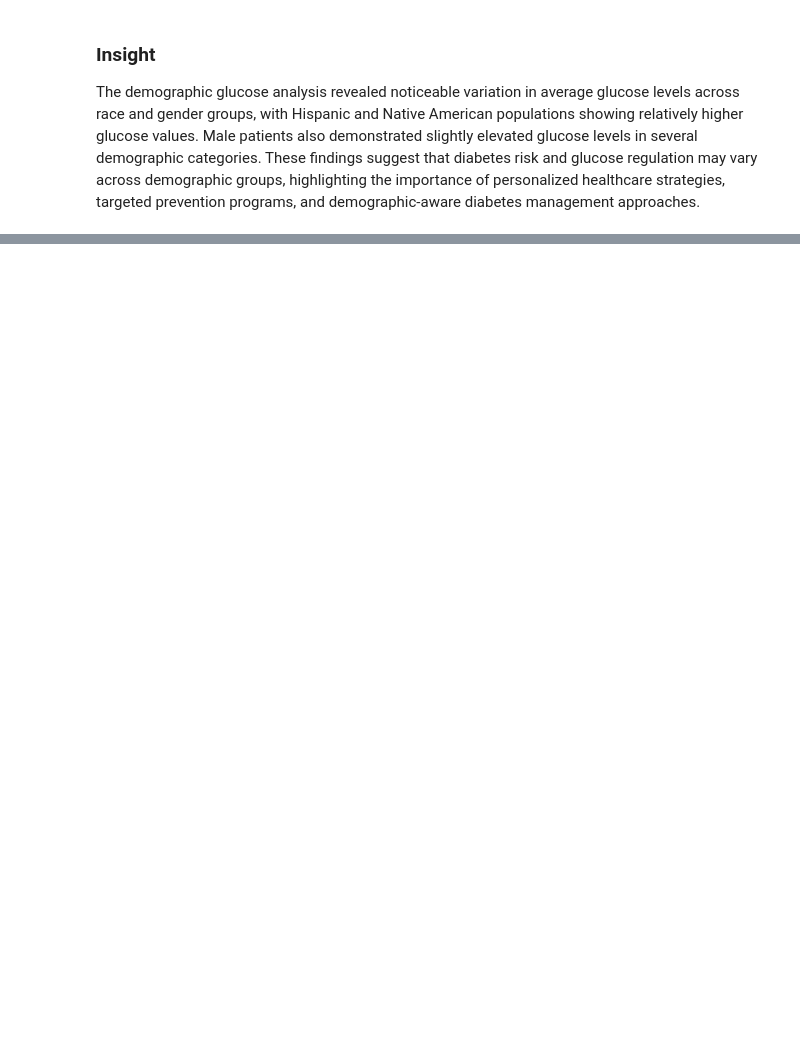
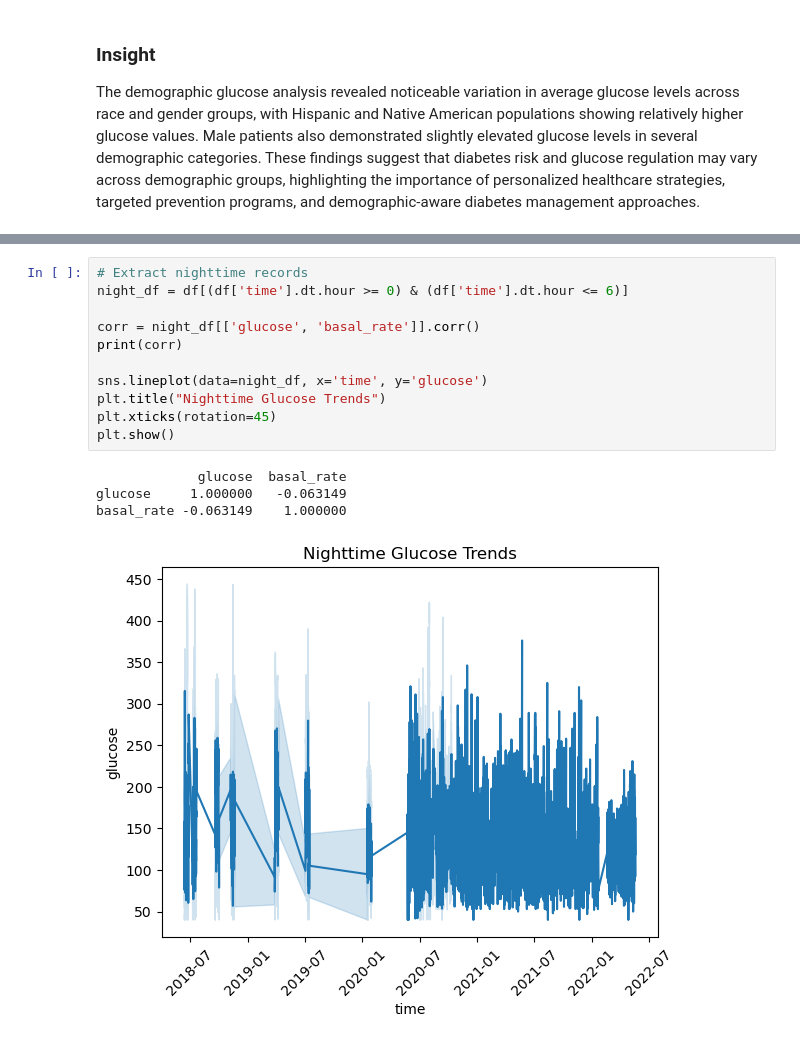
Before and after one commit to dev-ssr/team9_PyCoders_PythonHackathon_MAY2026, a Jupyter notebook: Team9_PyCoders_Category3.PrescriptiveAnalysis.ipynb, the cells around one changed output, grey strips where cells are left out. Saved outputs shown, nothing was run; the diff lists cells and outputs as text; blank space fills up the shorter version.

```diff
--- a/Team9_PyCoders_Category3.PrescriptiveAnalysis.ipynb
+++ b/Team9_PyCoders_Category3.PrescriptiveAnalysis.ipynb
@@ -1371,0 +1467,16 @@ The demographic glucose analysis revealed noticeable variation in average glucos
+# %%
+# Extract nighttime records
+night_df = df[(df['time'].dt.hour >= 0) & (df['time'].dt.hour <= 6)]
+
+corr = night_df[['glucose', 'basal_rate']].corr()
+print(corr)
+
+sns.lineplot(data=night_df, x='time', y='glucose')
+plt.title("Nighttime Glucose Trends")
+plt.xticks(rotation=45)
+plt.show()
+# %% [output]
+             glucose  basal_rate
+glucose     1.000000   -0.063149
+basal_rate -0.063149    1.000000
+[figure, added]
```
Also changed, not shown: parts of 33 cells of this notebook.
